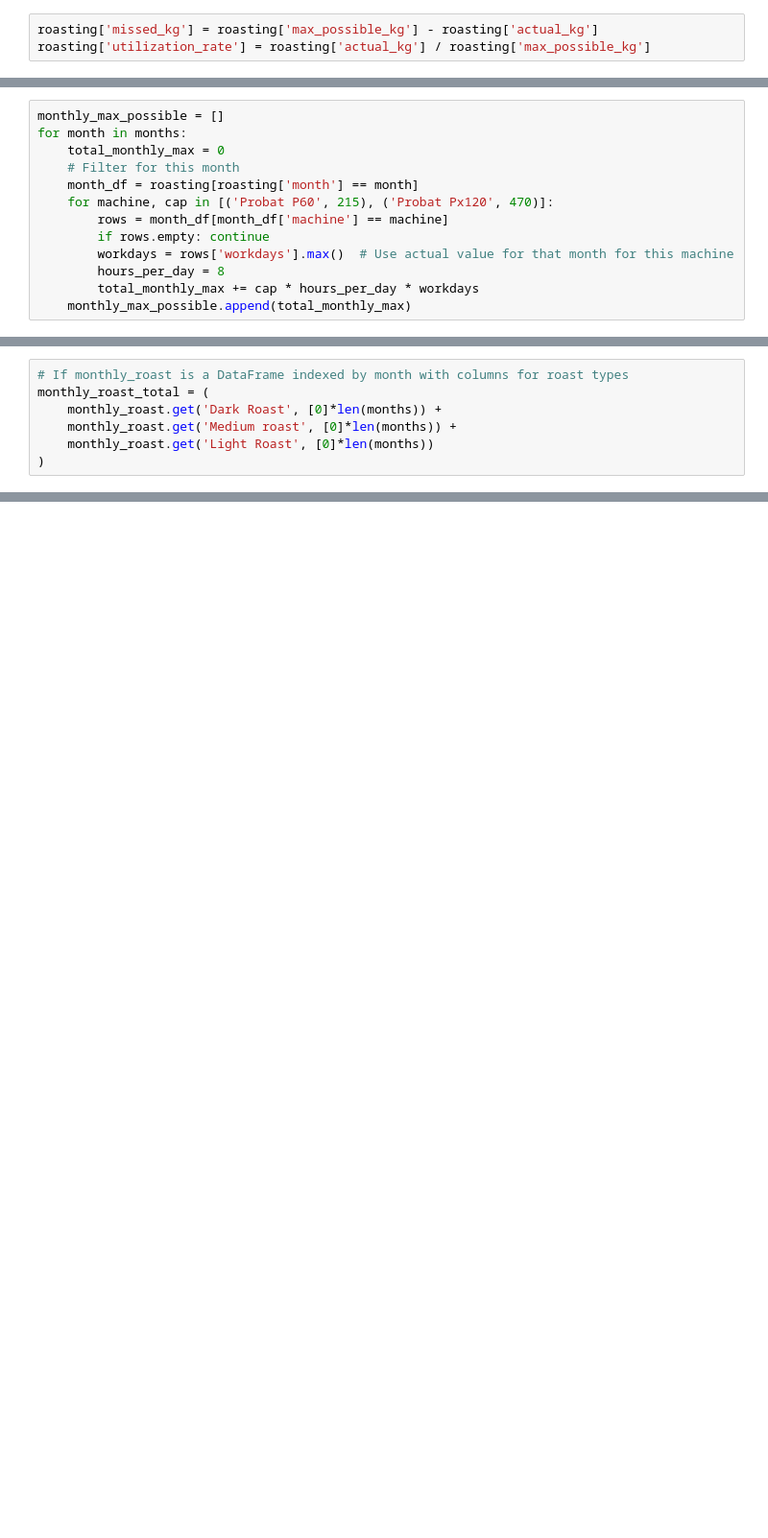
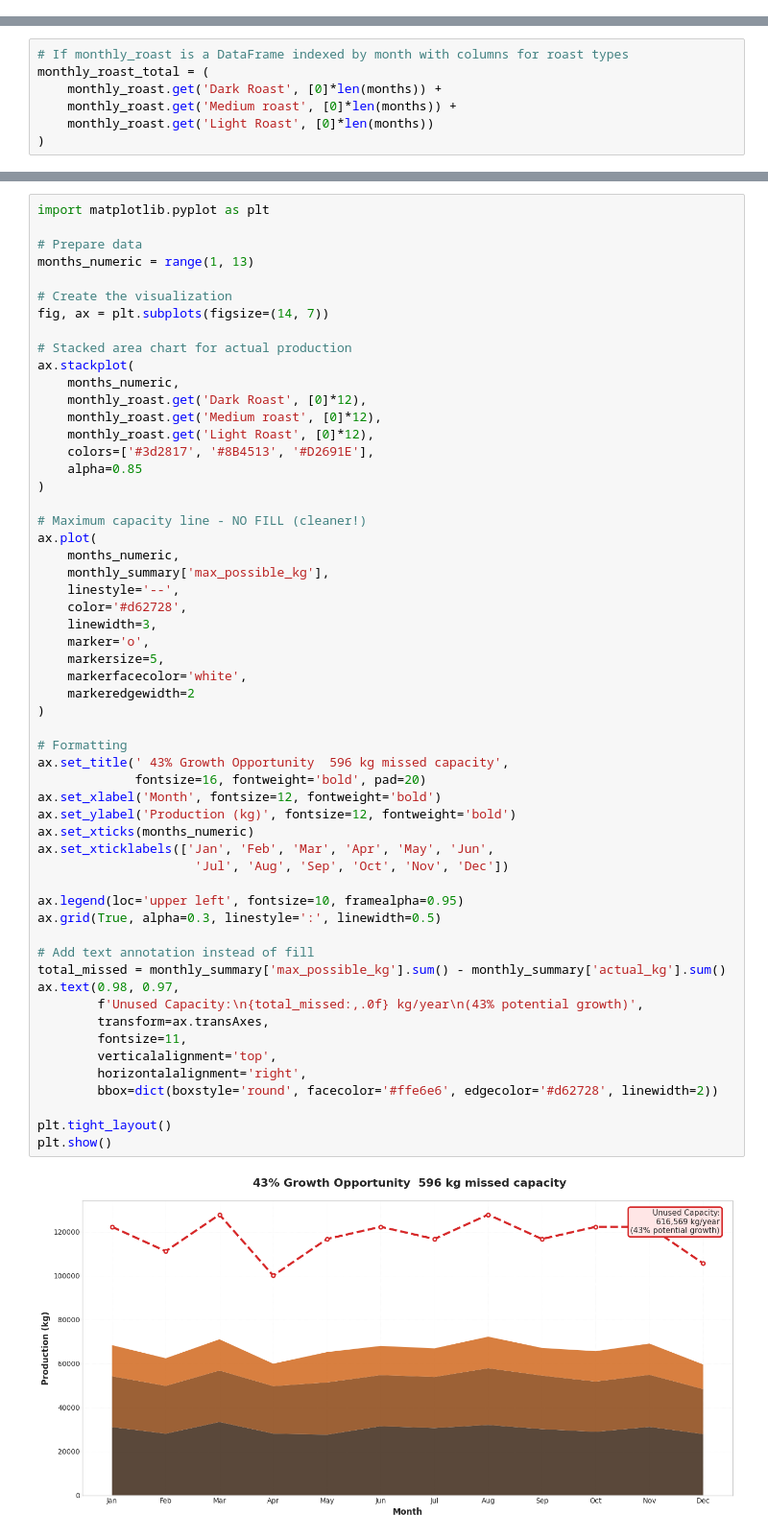
Before and after one commit to SameliaJ/storytelling-with-data, a Jupyter notebook: Bean_there_done that.ipynb, the cells around one changed output, grey strips where cells are left out. Shown: that part at 96% size. Saved outputs shown, nothing was run; the diff lists cells and outputs as text; blank space fills up the shorter version.

Commit message:
new visuals

```diff
--- a/Bean_there_done that.ipynb
+++ b/Bean_there_done that.ipynb
@@ -428,3 +381,0 @@ roasting['actual_kg'] = (
-# %%
-roasting['missed_kg'] = roasting['max_possible_kg'] - roasting['actual_kg']
-roasting['utilization_rate'] = roasting['actual_kg'] / roasting['max_possible_kg']
@@ -485,13 +381,0 @@ NameError: name 'max_capacity' is not defined
-# %%
-monthly_max_possible = []
-for month in months:
-    total_monthly_max = 0
-    # Filter for this month
-    month_df = roasting[roasting['month'] == month]
-    for machine, cap in [('Probat P60', 215), ('Probat Px120', 470)]:
-        rows = month_df[month_df['machine'] == machine]
-        if rows.empty: continue
-        workdays = rows['workdays'].max()  # Use actual value for that month for this machine
-        hours_per_day = 8
-        total_monthly_max += cap * hours_per_day * workdays
-    monthly_max_possible.append(total_monthly_max)
@@ -645,0 +517,58 @@ plt.show()
+# %%
+import matplotlib.pyplot as plt
+
+# Prepare data
+months_numeric = range(1, 13)
+
+# Create the visualization
+fig, ax = plt.subplots(figsize=(14, 7))
+
+# Stacked area chart for actual production
+ax.stackplot(
+    months_numeric,
+    monthly_roast.get('Dark Roast', [0]*12),
+    monthly_roast.get('Medium roast', [0]*12),
+    monthly_roast.get('Light Roast', [0]*12),
+    colors=['#3d2817', '#8B4513', '#D2691E'],
+    alpha=0.85
+)
+
+# Maximum capacity line - NO FILL (cleaner!)
+ax.plot(
+    months_numeric,
+    monthly_summary['max_possible_kg'],
+    linestyle='--',
+    color='#d62728',
+    linewidth=3,
+    marker='o',
+    markersize=5,
+    markerfacecolor='white',
+    markeredgewidth=2
+)
+
+# Formatting
+ax.set_title(' 43% Growth Opportunity  596 kg missed capacity',
+             fontsize=16, fontweight='bold', pad=20)
+ax.set_xlabel('Month', fontsize=12, fontweight='bold')
+ax.set_ylabel('Production (kg)', fontsize=12, fontweight='bold')
+ax.set_xticks(months_numeric)
+ax.set_xticklabels(['Jan', 'Feb', 'Mar', 'Apr', 'May', 'Jun',
+                     'Jul', 'Aug', 'Sep', 'Oct', 'Nov', 'Dec'])
+
+ax.legend(loc='upper left', fontsize=10, framealpha=0.95)
+ax.grid(True, alpha=0.3, linestyle=':', linewidth=0.5)
+
+# Add text annotation instead of fill
+total_missed = monthly_summary['max_possible_kg'].sum() - monthly_summary['actual_kg'].sum()
+ax.text(0.98, 0.97,
+        f'Unused Capacity:\n{total_missed:,.0f} kg/year\n(43% potential growth)',
+        transform=ax.transAxes,
+        fontsize=11,
+        verticalalignment='top',
+        horizontalalignment='right',
+        bbox=dict(boxstyle='round', facecolor='#ffe6e6', edgecolor='#d62728', linewidth=2))
+
+plt.tight_layout()
+plt.show()
+# %% [output]
+[figure, added]
```
Also changed, not shown: parts of 23 cells of this notebook, 4 other files.
